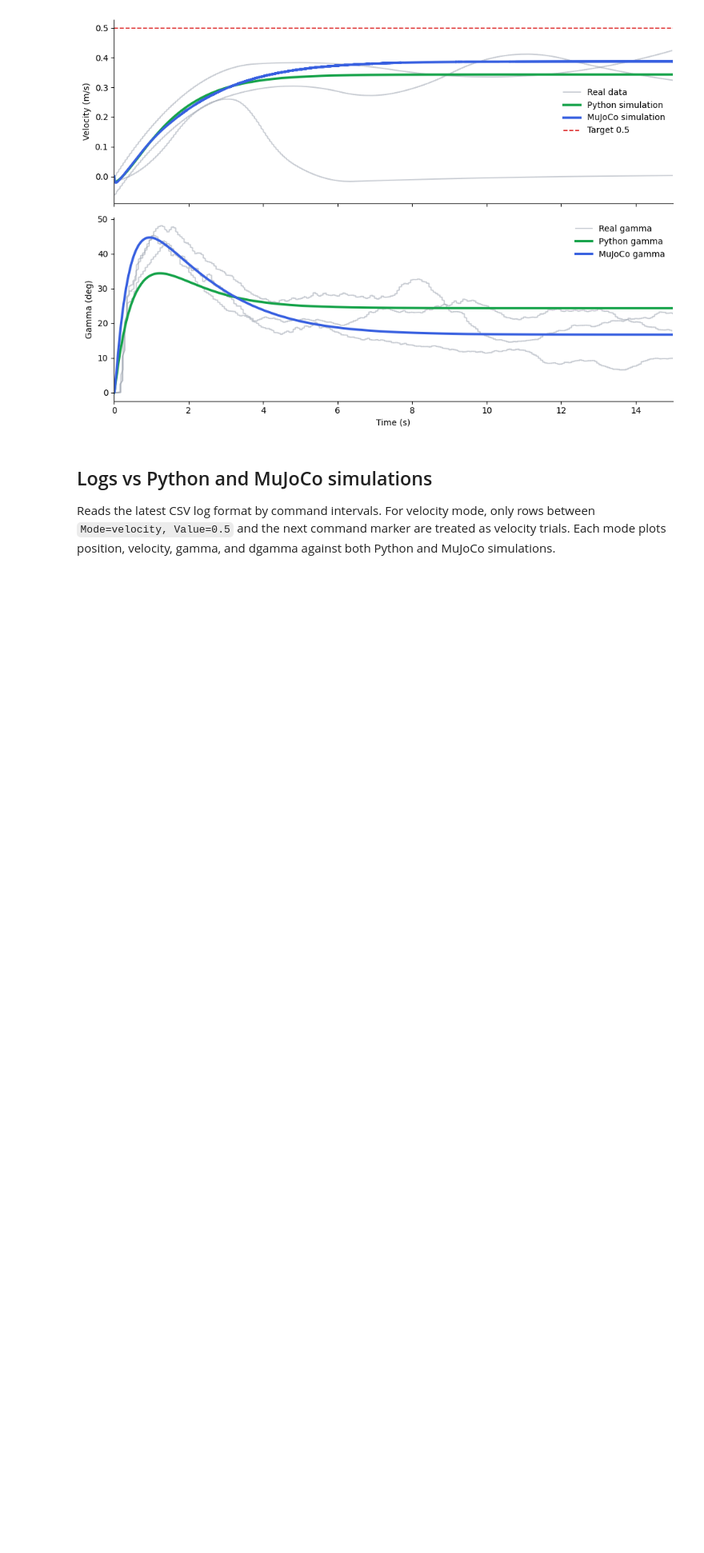
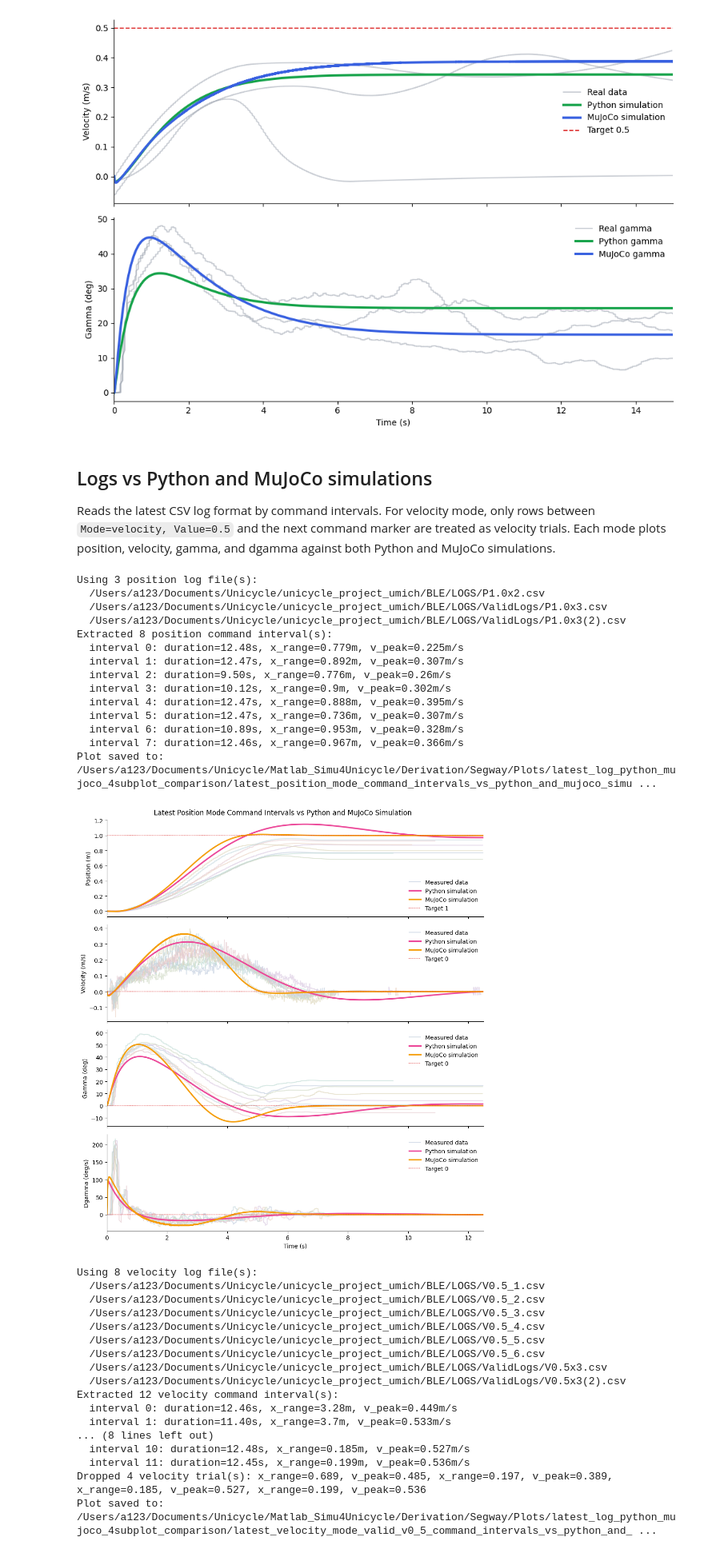
Before and after one commit to gaoshenghan1130/Matlab_Simu4Unicycle, a Jupyter notebook: Derivation/Segway/Tuner.ipynb, the cells around one changed output. Shown at 80% size. Saved outputs shown, nothing was run; the diff lists cells and outputs as text; code cells hidden in the pictures; blank space fills up the shorter version.

```diff
--- a/Derivation/Segway/Tuner.ipynb
+++ b/Derivation/Segway/Tuner.ipynb
@@ -2095,11 +2095,16 @@ try:
     position_python_params
 except NameError:
     position_python_params = {
-        'B': 0.3412352909215786,
-        'B_0': 0.011337090552689628,
-        'mu_rolling': 0.009937861087525632,
-        'm_w': 6.509289047678268,
-        'm': 0.7907109523217312,
+        # 'B': 0.3412352909215786,
+        # 'B_0': 0.011337090552689628,
+        # 'mu_rolling': 0.009937861087525632,
+        # 'm_w': 6.509289047678268,
+        # 'm': 0.7907109523217312,
+        'B': 0.29534719835953205,
+        'B_0': 0.012007420032393943,
+        'mu_rolling': 0.010143346358048193,
+        'm_w': 6.555652034148903,
+        'm': 0.7443479658510976,
     }
 
 try:
@@ -2126,30 +2131,63 @@ latest_command_interval_configs = [
         'python_params': position_python_params,
         'python_color': '#ec4899',
         'mujoco_color': '#f59e0b',
         'time_limit': 12.5,
         'zero_signals': True,
         'min_position_range': 0.05,
         'min_velocity_peak': 0.02,
     },
     {
         'mode_name': 'velocity',
         'title': 'Latest Velocity Mode Valid V0.5 Command Intervals vs Python and MuJoCo Simulation',
         'log_paths': collect_log_paths(['V0.5x3.csv', 'V0.5x3(2).csv', 'V0.5_*.csv']),
         'target_value': 0.5,
         'desired_position': 0.0,
         'desired_velocity': 0.5,
         'position_target': None,
         'velocity_target': 0.5,
         'python_params': velocity_python_params,
         'python_color': '#16a34a',
         'mujoco_color': '#2563eb',
         'time_limit': 12.5,
         'zero_signals': True,
         'min_position_range': 1.0,
         'min_velocity_peak': 0.05,
     },
 ]
 
 latest_command_interval_results = {}
 for config in latest_command_interval_configs:
     latest_command_interval_results[config['mode_name']] = plot_command_intervals_vs_simulations(config)
+# %% [output]
+Using 3 position log file(s):
+  /Users/a123/Documents/Unicycle/unicycle_project_umich/BLE/LOGS/P1.0x2.csv
+  /Users/a123/Documents/Unicycle/unicycle_project_umich/BLE/LOGS/ValidLogs/P1.0x3.csv
+  /Users/a123/Documents/Unicycle/unicycle_project_umich/BLE/LOGS/ValidLogs/P1.0x3(2).csv
+Extracted 8 position command interval(s):
+  interval 0: duration=12.48s, x_range=0.779m, v_peak=0.225m/s
+  interval 1: duration=12.47s, x_range=0.892m, v_peak=0.307m/s
+  interval 2: duration=9.50s, x_range=0.776m, v_peak=0.26m/s
+  interval 3: duration=10.12s, x_range=0.9m, v_peak=0.302m/s
+  interval 4: duration=12.47s, x_range=0.888m, v_peak=0.395m/s
+  interval 5: duration=12.47s, x_range=0.736m, v_peak=0.307m/s
+  interval 6: duration=10.89s, x_range=0.953m, v_peak=0.328m/s
+  interval 7: duration=12.46s, x_range=0.967m, v_peak=0.366m/s
+Plot saved to: /Users/a123/Documents/Unicycle/Matlab_Simu4Unicycle/Derivation/Segway/Plots/latest_log_python_mujoco_4subplot_comparison/latest_position_mode_command_intervals_vs_python_and_mujoco_simu ...
+[figure, added]
+Using 8 velocity log file(s):
+  /Users/a123/Documents/Unicycle/unicycle_project_umich/BLE/LOGS/V0.5_1.csv
+  /Users/a123/Documents/Unicycle/unicycle_project_umich/BLE/LOGS/V0.5_2.csv
+  /Users/a123/Documents/Unicycle/unicycle_project_umich/BLE/LOGS/V0.5_3.csv
+  /Users/a123/Documents/Unicycle/unicycle_project_umich/BLE/LOGS/V0.5_4.csv
+  /Users/a123/Documents/Unicycle/unicycle_project_umich/BLE/LOGS/V0.5_5.csv
+  /Users/a123/Documents/Unicycle/unicycle_project_umich/BLE/LOGS/V0.5_6.csv
+  /Users/a123/Documents/Unicycle/unicycle_project_umich/BLE/LOGS/ValidLogs/V0.5x3.csv
+  /Users/a123/Documents/Unicycle/unicycle_project_umich/BLE/LOGS/ValidLogs/V0.5x3(2).csv
+Extracted 12 velocity command interval(s):
+  interval 0: duration=12.46s, x_range=3.28m, v_peak=0.449m/s
+  interval 1: duration=11.40s, x_range=3.7m, v_peak=0.533m/s
+... (8 lines left out)
+  interval 10: duration=12.48s, x_range=0.185m, v_peak=0.527m/s
+  interval 11: duration=12.45s, x_range=0.199m, v_peak=0.536m/s
+Dropped 4 velocity trial(s): x_range=0.689, v_peak=0.485, x_range=0.197, v_peak=0.389, x_range=0.185, v_peak=0.527, x_range=0.199, v_peak=0.536
+Plot saved to: /Users/a123/Documents/Unicycle/Matlab_Simu4Unicycle/Derivation/Segway/Plots/latest_log_python_mujoco_4subplot_comparison/latest_velocity_mode_valid_v0_5_command_intervals_vs_python_and_ ...
```
Also changed, not shown: parts of 1 cell of this notebook.
